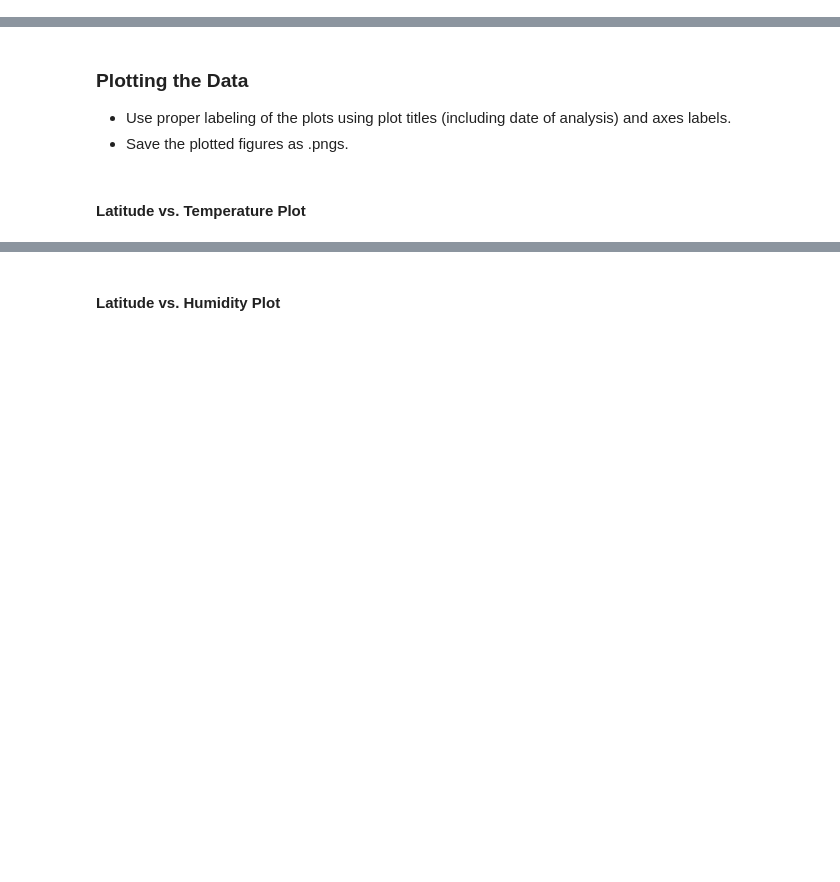
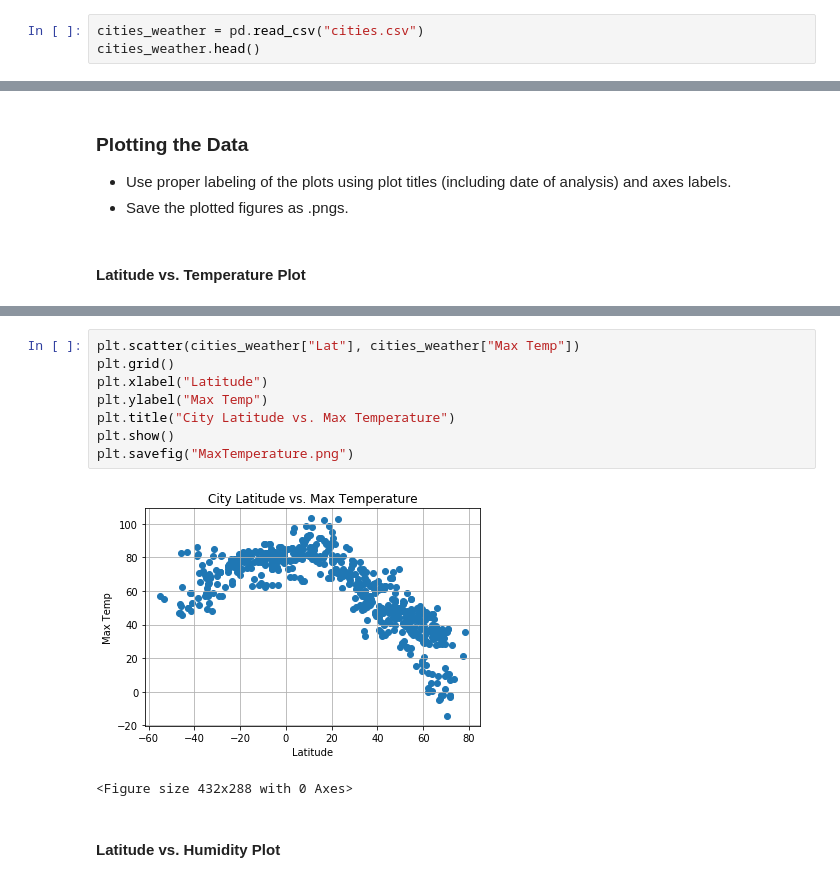
Before and after one commit to dddccc444/6-APIs, a Jupyter notebook: starter_code/WeatherPy.ipynb, the cells around one changed output, grey strips where cells are left out. Drawn from its saved outputs; the diff is of its cells as text; blank space fills up the shorter version.

```diff
--- a/starter_code/WeatherPy.ipynb
+++ b/starter_code/WeatherPy.ipynb
@@ -108,0 +167,3 @@ weather_cities.head()
+# %%
+cities_weather = pd.read_csv("cities.csv")
+cities_weather.head()
@@ -118,2 +183,13 @@ weather_cities.head()
+# %%
+plt.scatter(cities_weather["Lat"], cities_weather["Max Temp"])
+plt.grid()
+plt.xlabel("Latitude")
+plt.ylabel("Max Temp")
+plt.title("City Latitude vs. Max Temperature")
+plt.show()
+plt.savefig("MaxTemperature.png")
+# %% [output]
+[figure, added]
+<Figure size 432x288 with 0 Axes>
 # %% [markdown]
 #### Latitude vs. Humidity Plot
```
Also changed, not shown: parts of 53 cells of this notebook, 15 other files.
